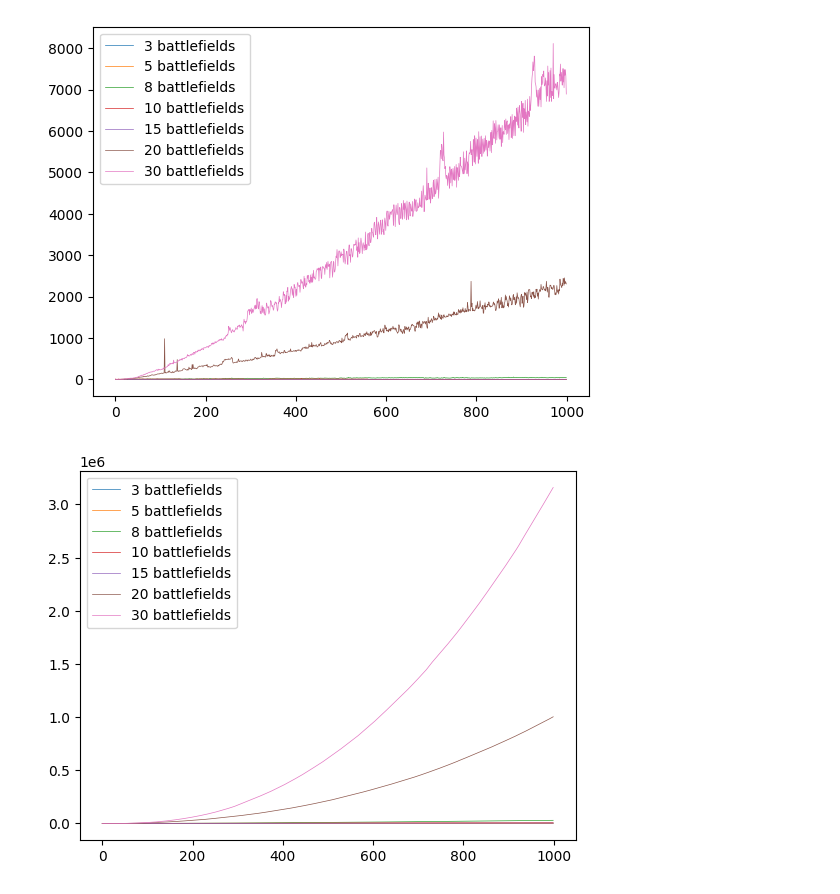
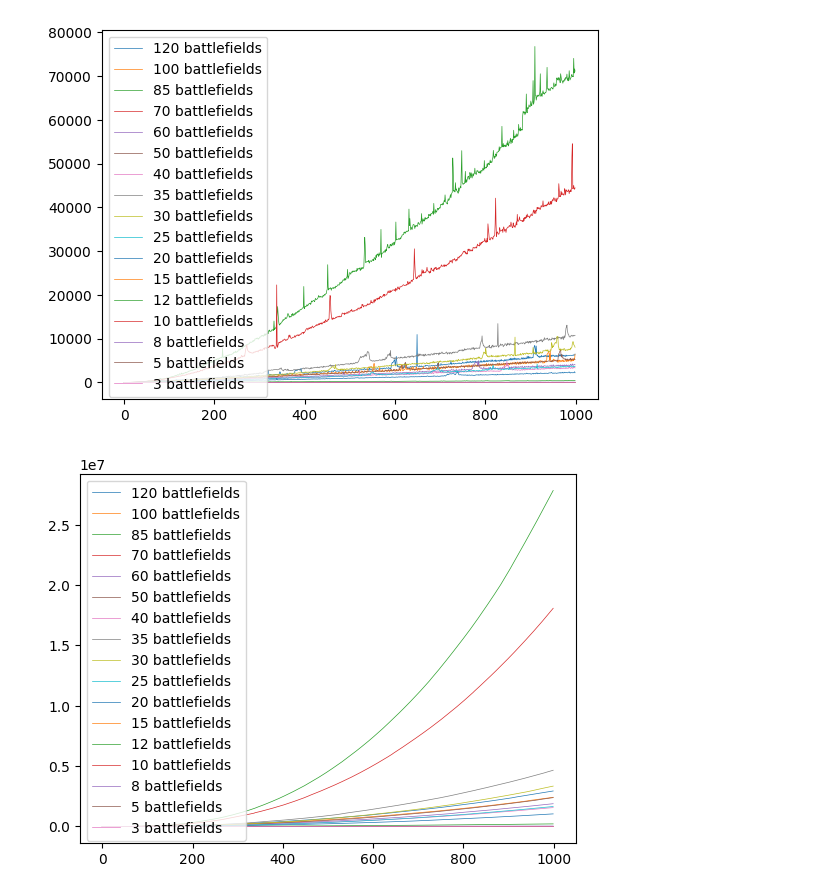
Before and after one commit to greg19/ae3, a Jupyter notebook: analysis/analyze.ipynb, the cells around one changed output. Cells and saved outputs as stored; diff of their text form; code cells hidden in the pictures.

Commit message:
Allow handling sets up to 128 battlefields and add time graphs

```diff
--- a/analysis/analyze.ipynb
+++ b/analysis/analyze.ipynb
@@ -8,23 +8,25 @@ base_path = "./data"
 def read(path: str) -> pd.DataFrame:
     return pd.read_csv(f"{path}.csv")
+# %%
+sized_datasets_available = [3, 5, 8, 10, 12, 15, 20, 25, 30, 35, 40, 50, 60, 70, 85, 100, 120]
 # %%
-for i in [3, 5, 8, 10, 15, 20, 30]:
+for i in reversed(sized_datasets_available):
     filename = f"{base_path}/analytics/sized/balanced_{i}"
     df = read(filename)
     plt.plot(df['duration'], linewidth=0.5, label=f"{i} battlefields")
 
-plt.legend()
+plt.legend(loc=2)
 plt.savefig(f"{base_path}/results/time_per_step.png")
 # %% [output]
-[figure, old version]
+[figure, new version]
 # %%
-for i in [3, 5, 8, 10, 15, 20, 30]:
+for i in reversed(sized_datasets_available):
     filename = f"{base_path}/analytics/sized/balanced_{i}"
     df = read(filename)
     df['total_time'] = np.cumsum(df['duration'])
     plt.plot(df['total_time'], linewidth=0.5, label=f"{i} battlefields")
 
-plt.legend()
+plt.legend(loc=2)
 plt.savefig(f"{base_path}/results/total_time_after_step.png")
 # %% [output]
-[figure, old version]
+[figure, new version]
```
Also changed, not shown: parts of 2 cells of this notebook, 8 other files.
